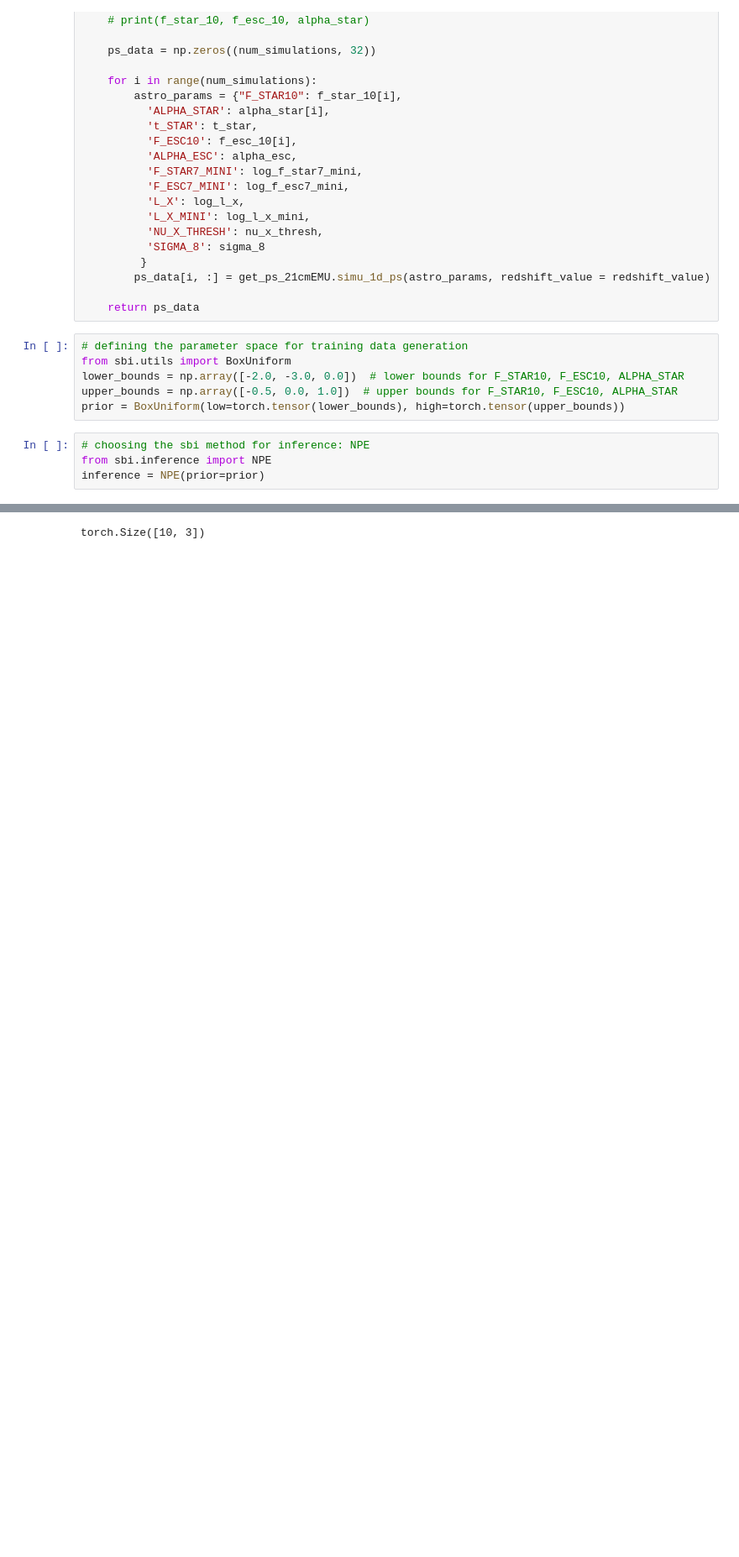
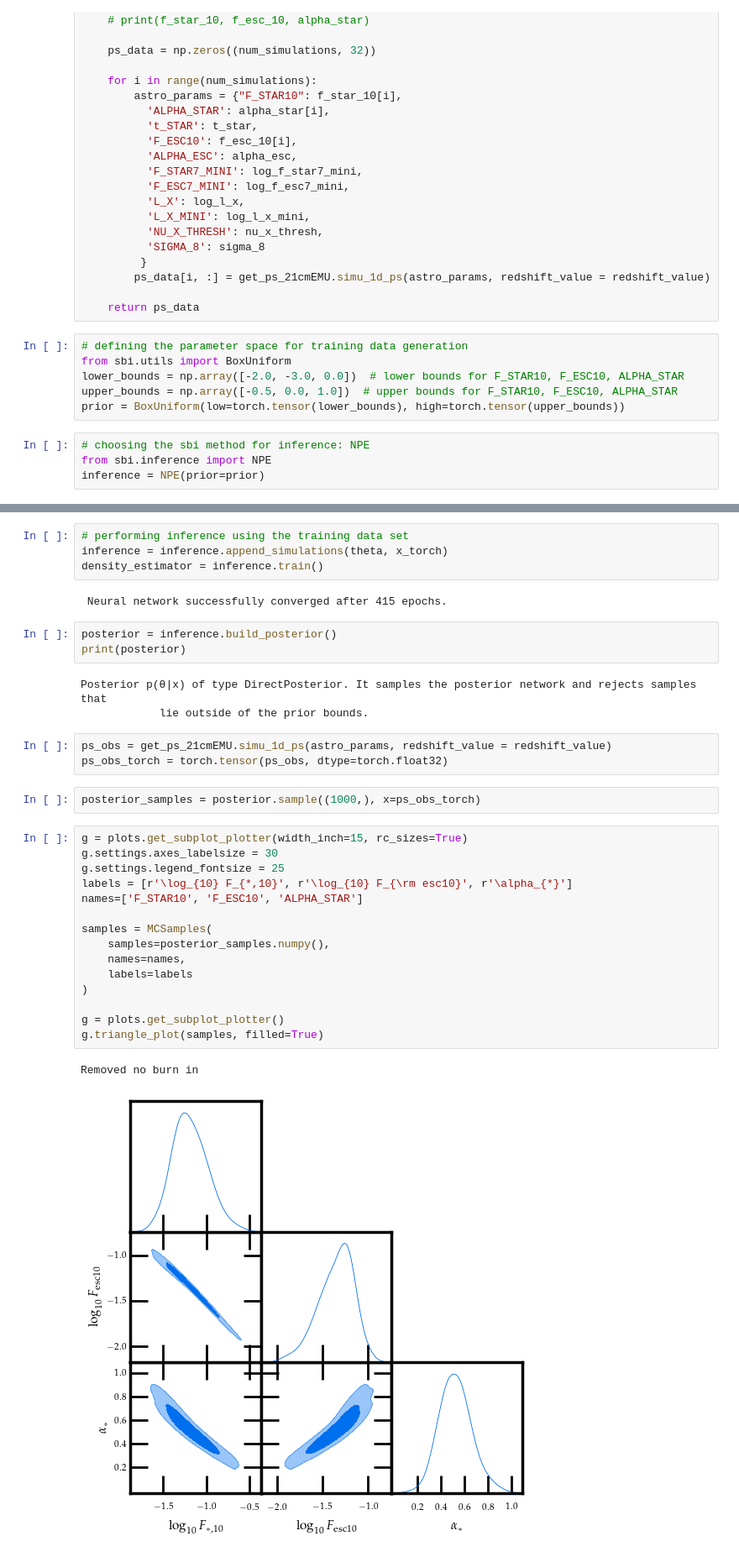
Before and after one commit to leonnoble/sbi_21cm_ps, a Jupyter notebook: sbi_NPE.ipynb, the cells around one changed output, grey strips where cells are left out. Shown at 84% size. Cells and saved outputs as stored; diff of their text form; blank space fills up the shorter version.

```diff
--- a/sbi_NPE.ipynb
+++ b/sbi_NPE.ipynb
@@ -79,3 +86,35 @@ x = get_traning_data(theta, num_simulations)
 # %%
+# performing inference using the training data set
+inference = inference.append_simulations(theta, x_torch)
+density_estimator = inference.train()
 # %% [output]
-torch.Size([10, 3])
+ Neural network successfully converged after 415 epochs.
+# %%
+posterior = inference.build_posterior()
+print(posterior)
+# %% [output]
+Posterior p(θ|x) of type DirectPosterior. It samples the posterior network and rejects samples that
+            lie outside of the prior bounds.
+# %%
+ps_obs = get_ps_21cmEMU.simu_1d_ps(astro_params, redshift_value = redshift_value)
+ps_obs_torch = torch.tensor(ps_obs, dtype=torch.float32)
+# %%
+posterior_samples = posterior.sample((1000,), x=ps_obs_torch)
+# %%
+g = plots.get_subplot_plotter(width_inch=15, rc_sizes=True)
+g.settings.axes_labelsize = 30
+g.settings.legend_fontsize = 25
+labels = [r'\log_{10} F_{*,10}', r'\log_{10} F_{\rm esc10}', r'\alpha_{*}']
+names=['F_STAR10', 'F_ESC10', 'ALPHA_STAR']
+
+samples = MCSamples(
+    samples=posterior_samples.numpy(),
+    names=names,
+    labels=labels
+)
+
+g = plots.get_subplot_plotter()
+g.triangle_plot(samples, filled=True)
+# %% [output]
+Removed no burn in
+[figure, added]
```
Also changed, not shown: parts of 3 cells of this notebook, 2 other files.
